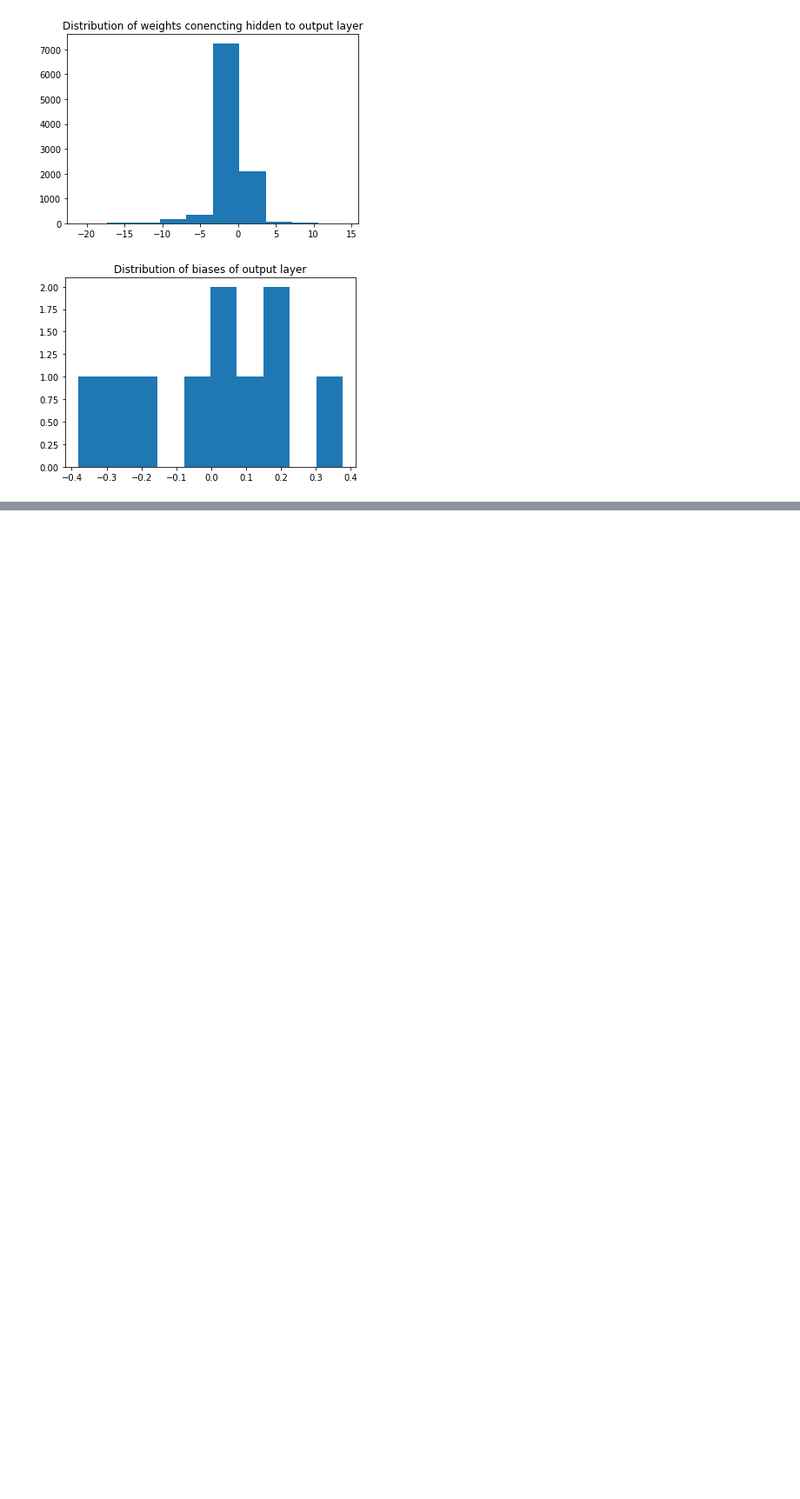
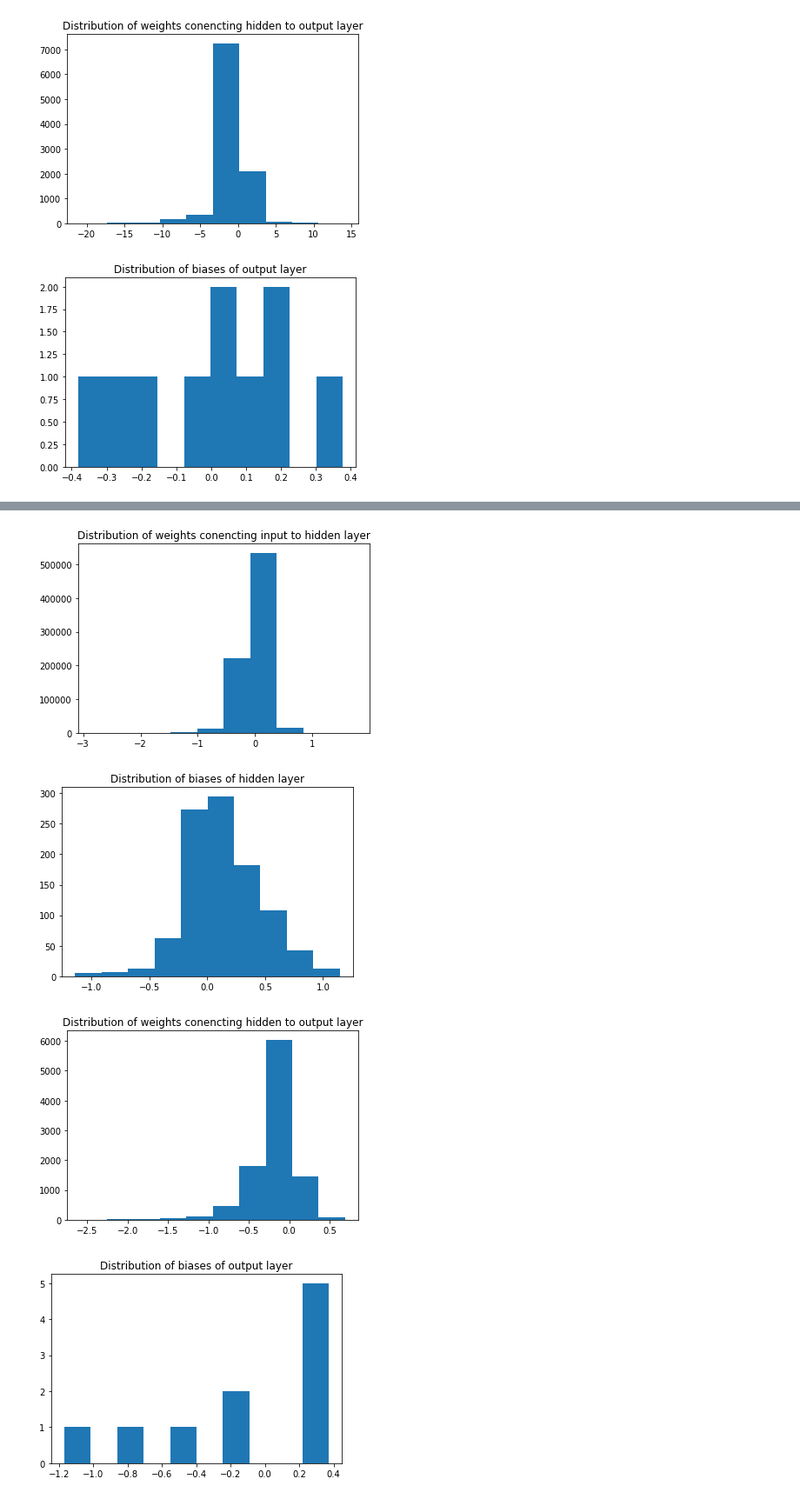
Before and after one commit to ahmadSoliman94/Artificial-Intelligence, a Jupyter notebook: DL/Modern Computer Vision with Pytorch/Building_a_Deep_Neural_Network_with_PyTorch.ipynb, the cells around one changed output, grey strips where cells are left out. Shown at 87% size. Drawn from its saved outputs; the diff is of its cells as text; code cells hidden in the pictures; blank space fills up the shorter version.

```diff
--- a/DL/Modern Computer Vision with Pytorch/Building_a_Deep_Neural_Network_with_PyTorch.ipynb
+++ b/DL/Modern Computer Vision with Pytorch/Building_a_Deep_Neural_Network_with_PyTorch.ipynb
@@ -2079,0 +2108,4 @@ for ix, par in enumerate(model.parameters()):
+# %%
+val_fmnist = datasets.FashionMNIST(data_folder, download=True, train=False)
+val_images = val_fmnist.data
+val_targets = val_fmnist.targets
@@ -2079,0 +2163,17 @@ for ix, par in enumerate(model.parameters()):
+# %%
+def get_data():
+    train = FMNISTDataset(tr_images, tr_targets)
+    trn_dl = DataLoader(train, batch_size=32, shuffle=True)
+    val = FMNISTDataset(val_images, val_targets)
+    val_dl = DataLoader(val, batch_size=len(val_images), shuffle=True)
+    return trn_dl, val_dl
+# %%
+@torch.no_grad()
+def val_loss(x, y, model):
+    model.eval()
+    prediction = model(x)
+    val_loss = loss_fn(prediction, y)
+    return val_loss.item()
+# %%
+trn_dl, val_dl = get_data()
+model, loss_fn, optimizer = get_model()
@@ -2079,0 +2226,27 @@ for ix, par in enumerate(model.parameters()):
+# %%
+for ix, par in enumerate(model.parameters()):
+  if(ix==0):
+      plt.hist(par.cpu().detach().numpy().flatten())
+      #plt.xlim(-2,2)
+      plt.title('Distribution of weights conencting input to hidden layer')
+      plt.show()
+  elif(ix ==1):
+      plt.hist(par.cpu().detach().numpy().flatten())
+      #plt.xlim(-2,2)
+      plt.title('Distribution of biases of hidden layer')
+      plt.show()
+  elif(ix==2):
+      plt.hist(par.cpu().detach().numpy().flatten())
+      #plt.xlim(-2,2)
+      plt.title('Distribution of weights conencting hidden to output layer')
+      plt.show()
+  elif(ix ==3):
+      plt.hist(par.cpu().detach().numpy().flatten())
+      #plt.xlim(-2,2)
+      plt.title('Distribution of biases of output layer')
+      plt.show()
+# %% [output]
+[figure, added]
+[figure, added]
+[figure, added]
+[figure, added]
```
Also changed, not shown: parts of 9 cells of this notebook.
